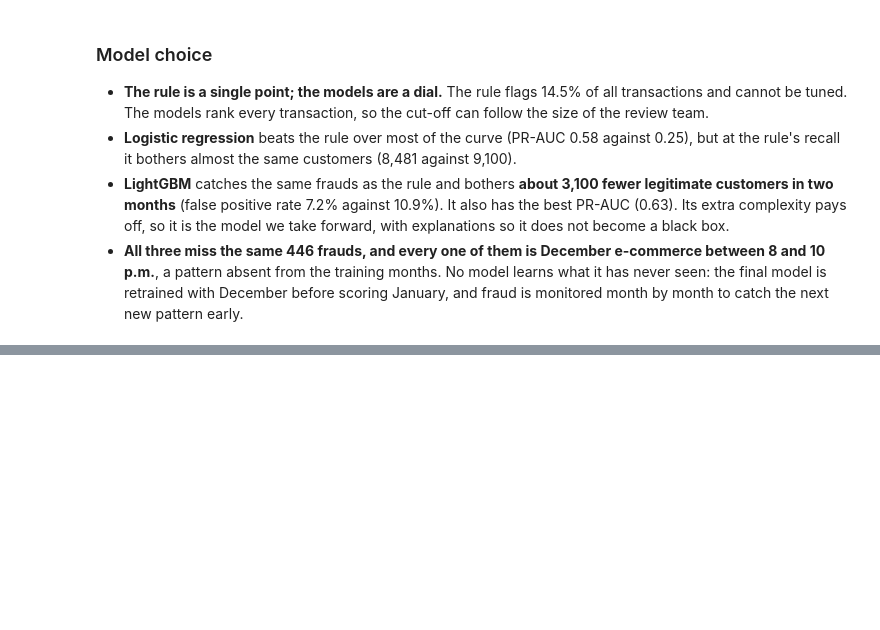
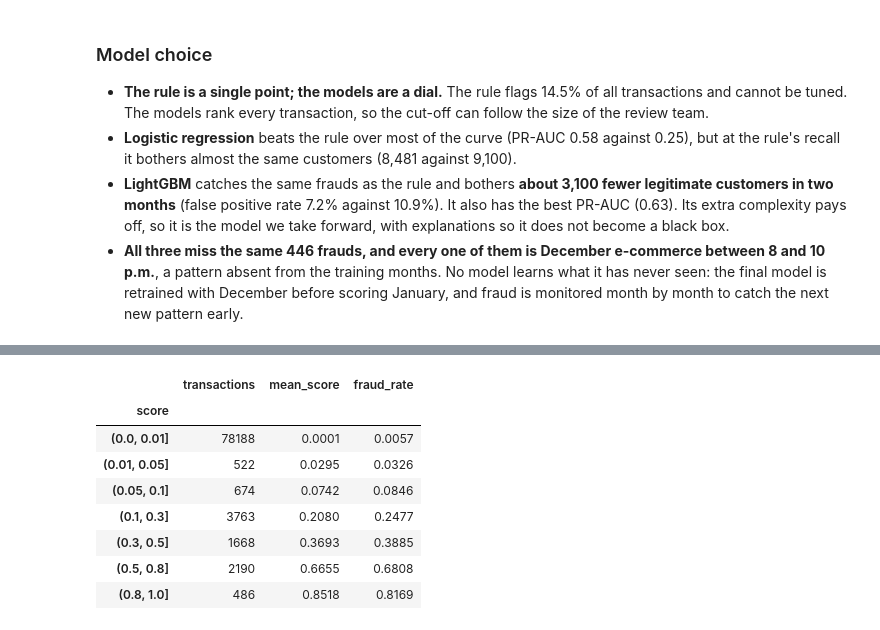
Before and after one commit to JuliaNazka/fraud-detection-case, a Jupyter notebook: notebooks/fraud_detection.ipynb, the cells around one changed output, grey strips where cells are left out. Cells and saved outputs as stored; diff of their text form; code cells hidden in the pictures; blank space fills up the shorter version.

```diff
--- a/notebooks/fraud_detection.ipynb
+++ b/notebooks/fraud_detection.ipynb
@@ -440,0 +468,19 @@ pd.DataFrame({
+# %%
+SCORE_BANDS = [0, 0.01, 0.05, 0.1, 0.3, 0.5, 0.8, 1]
+
+calibration = pd.DataFrame({"score": lightgbm_score, "fraud": y_valid})
+calibration.groupby(pd.cut(calibration["score"], SCORE_BANDS), observed=True).agg(
+    transactions=("fraud", "size"),
+    mean_score=("score", "mean"),
+    fraud_rate=("fraud", "mean"),
+)
+# %% [output]
+|  | transactions | mean_score | fraud_rate |
+| score |  |  |  |
+| (0.0, 0.01] | 78188 | 0.0001 | 0.0057 |
+| (0.01, 0.05] | 522 | 0.0295 | 0.0326 |
+| (0.05, 0.1] | 674 | 0.0742 | 0.0846 |
+| (0.1, 0.3] | 3763 | 0.2080 | 0.2477 |
+| (0.3, 0.5] | 1668 | 0.3693 | 0.3885 |
+| (0.5, 0.8] | 2190 | 0.6655 | 0.6808 |
+| (0.8, 1.0] | 486 | 0.8518 | 0.8169 |
```
Also changed, not shown: parts of 11 cells of this notebook, 1 other file.
